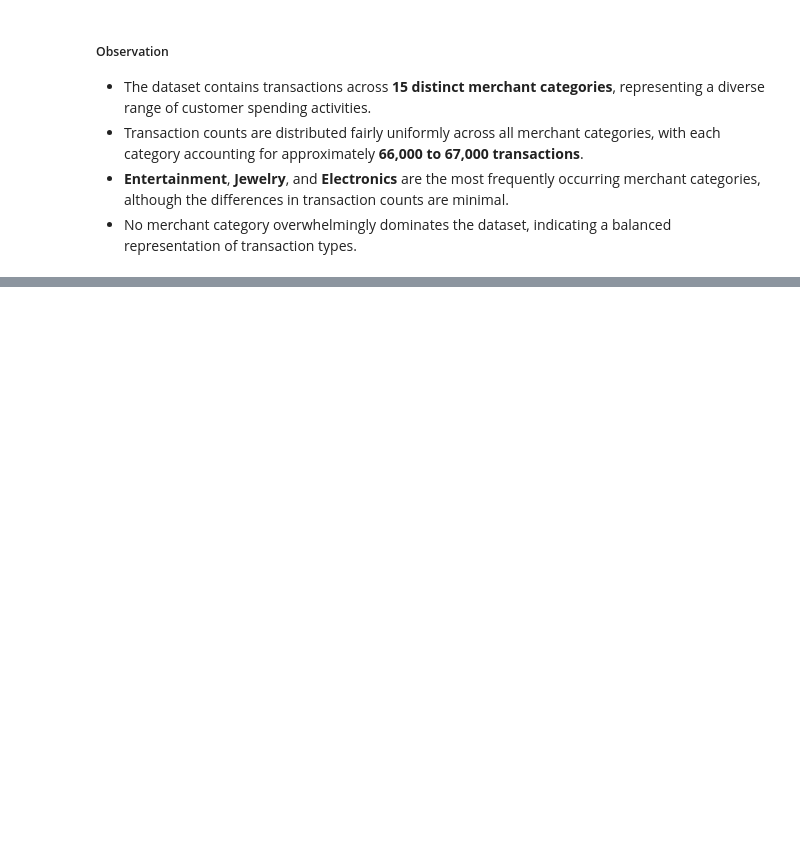
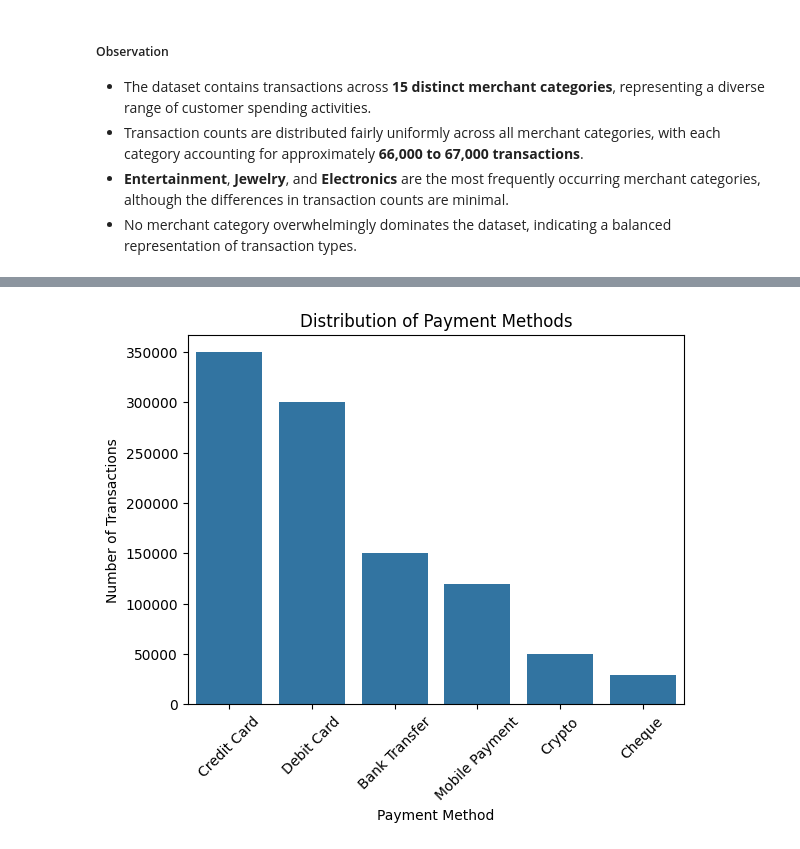
Before and after one commit to abhi-saurav-saroya/bank-fraud-eda, a Jupyter notebook: notebooks/02_exploratory_data_analysis.ipynb, the cells around one changed output, grey strips where cells are left out. Saved outputs shown, nothing was run; the diff lists cells and outputs as text; code cells hidden in the pictures; blank space fills up the shorter version.

Commit message:
feat: analyze payment methods distribution

```diff
--- a/notebooks/02_exploratory_data_analysis.ipynb
+++ b/notebooks/02_exploratory_data_analysis.ipynb
@@ -892,0 +917,16 @@ plt.show()
+# %%
+sns.countplot(
+    data=df,
+    x="payment_method",
+    order=df["payment_method"].value_counts().index
+)
+
+plt.title("Distribution of Payment Methods")
+plt.xlabel("Payment Method")
+plt.ylabel("Number of Transactions")
+
+plt.xticks(rotation=45)
+
+plt.show()
+# %% [output]
+[figure, added]
```
Also changed, not shown: parts of 5 cells of this notebook.
